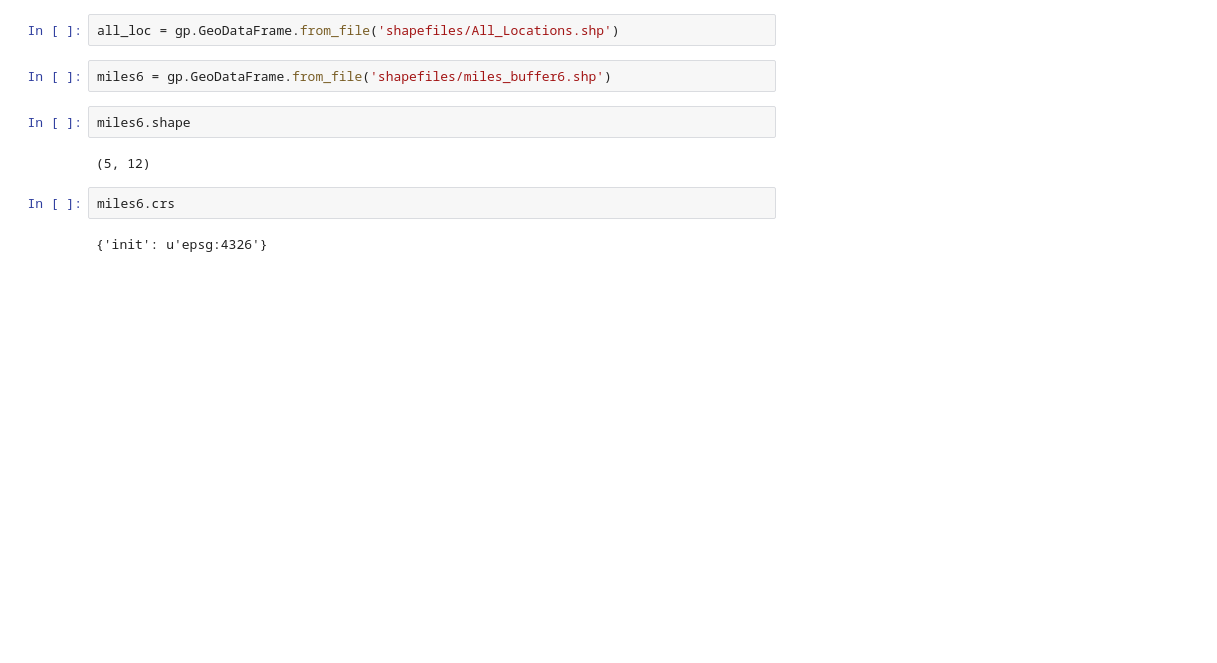
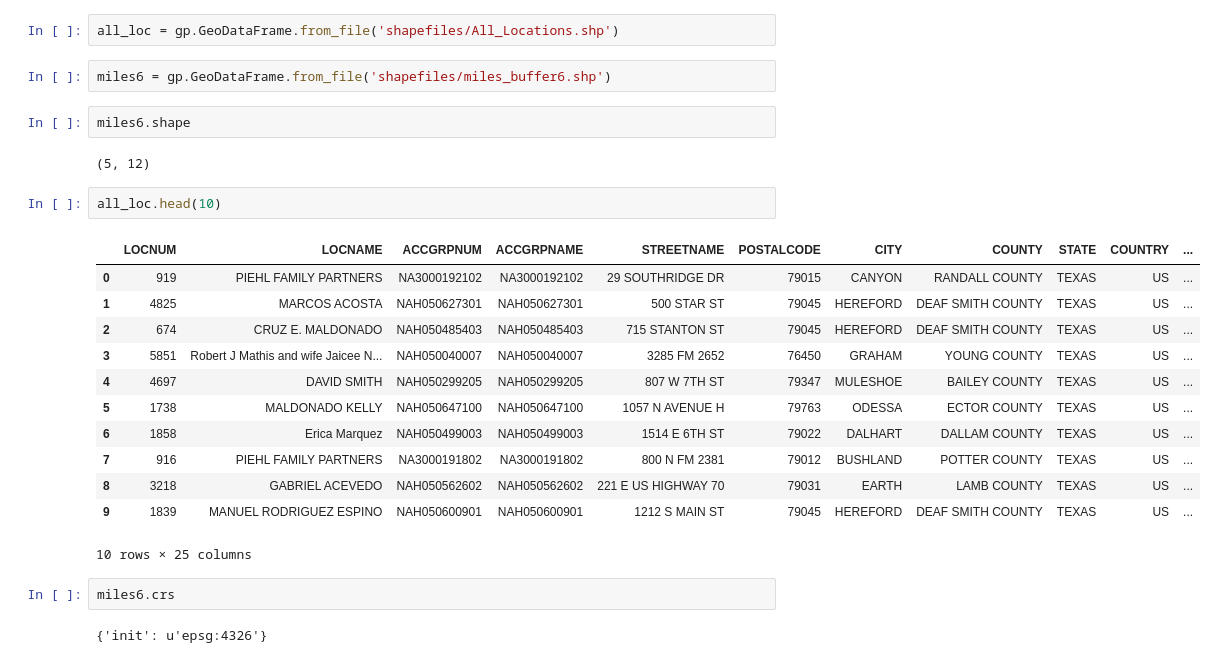
Before and after one commit to harshad-lohande/gis_sample, a Jupyter notebook: map_plotting_using_basemap.ipynb, the cells around one changed output. Saved outputs shown, nothing was run; the diff lists cells and outputs as text; blank space fills up the shorter version.

```diff
--- a/map_plotting_using_basemap.ipynb
+++ b/map_plotting_using_basemap.ipynb
@@ -163,6 +161,21 @@ miles6 = gp.GeoDataFrame.from_file('shapefiles/miles_buffer6.shp')
 miles6.shape
 # %% [output]
 (5, 12)
+# %%
+all_loc.head(10)
+# %% [output]
+|  | LOCNUM | LOCNAME | ACCGRPNUM | ACCGRPNAME | STREETNAME | POSTALCODE | CITY | COUNTY | STATE | COUNTRY | ... |
+| 0 | 919 | PIEHL FAMILY PARTNERS | NA3000192102 | NA3000192102 | 29 SOUTHRIDGE DR | 79015 | CANYON | RANDALL COUNTY | TEXAS | US | ... |
+| 1 | 4825 | MARCOS ACOSTA | NAH050627301 | NAH050627301 | 500 STAR ST | 79045 | HEREFORD | DEAF SMITH COUNTY | TEXAS | US | ... |
+| 2 | 674 | CRUZ E. MALDONADO | NAH050485403 | NAH050485403 | 715 STANTON ST | 79045 | HEREFORD | DEAF SMITH COUNTY | TEXAS | US | ... |
+| 3 | 5851 | Robert J Mathis and wife Jaicee N... | NAH050040007 | NAH050040007 | 3285 FM 2652 | 76450 | GRAHAM | YOUNG COUNTY | TEXAS | US | ... |
+| 4 | 4697 | DAVID SMITH | NAH050299205 | NAH050299205 | 807 W 7TH ST | 79347 | MULESHOE | BAILEY COUNTY | TEXAS | US | ... |
+| 5 | 1738 | MALDONADO KELLY | NAH050647100 | NAH050647100 | 1057 N AVENUE H | 79763 | ODESSA | ECTOR COUNTY | TEXAS | US | ... |
+| 6 | 1858 | Erica Marquez | NAH050499003 | NAH050499003 | 1514 E 6TH ST | 79022 | DALHART | DALLAM COUNTY | TEXAS | US | ... |
+| 7 | 916 | PIEHL FAMILY PARTNERS | NA3000191802 | NA3000191802 | 800 N FM 2381 | 79012 | BUSHLAND | POTTER COUNTY | TEXAS | US | ... |
+| 8 | 3218 | GABRIEL ACEVEDO | NAH050562602 | NAH050562602 | 221 E US HIGHWAY 70 | 79031 | EARTH | LAMB COUNTY | TEXAS | US | ... |
+| 9 | 1839 | MANUEL RODRIGUEZ ESPINO | NAH050600901 | NAH050600901 | 1212 S MAIN ST | 79045 | HEREFORD | DEAF SMITH COUNTY | TEXAS | US | ... |
+10 rows × 25 columns
 # %%
 miles6.crs
 # %% [output]
```
Also changed, not shown: parts of 6 cells of this notebook, 4 other files.
